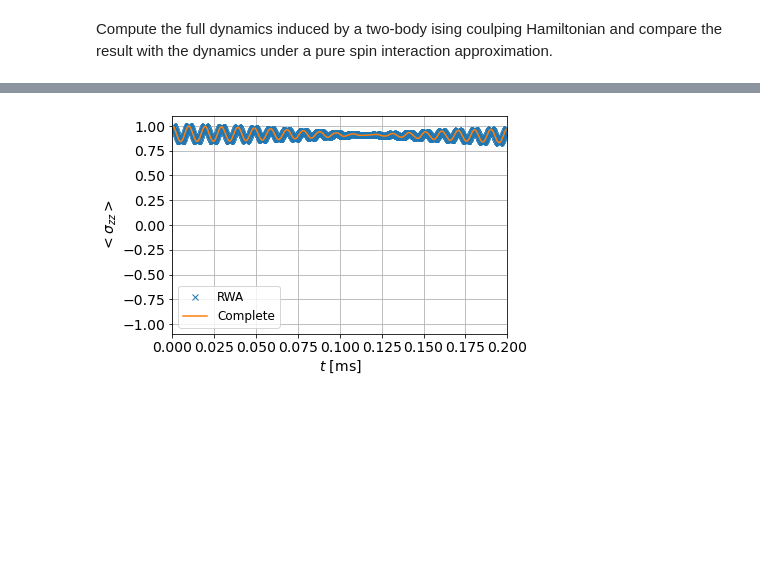
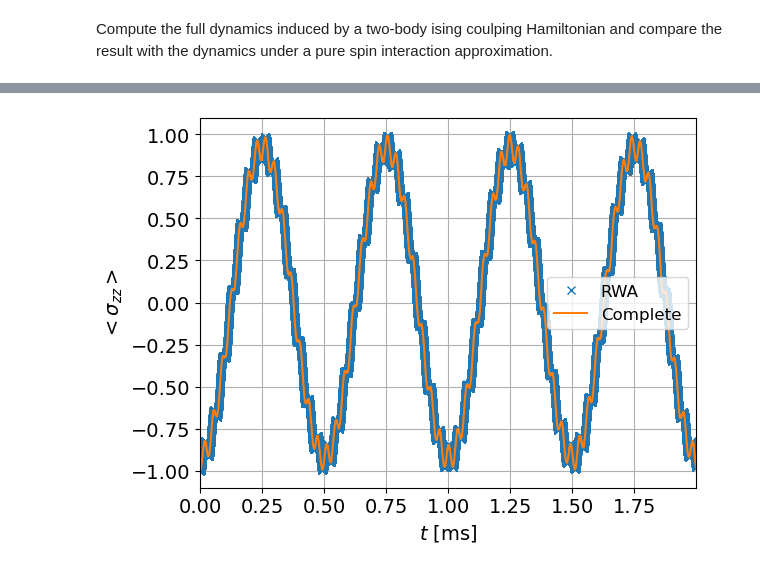
Before and after one commit to TrappedIonRice/Open-Quantum-system-simulation, a Jupyter notebook: example notebook/example 1b.ipynb, the cells around one changed output, grey strips where cells are left out. Cells and saved outputs as stored; diff of their text form; code cells hidden in the pictures; blank space fills up the shorter version.

Commit message:
Updated the notebooks 1a and 1b to reflect our current experimental parameters. Changed units strings in multiple py scripts.

```diff
--- a/example notebook/example 1b.ipynb
+++ b/example notebook/example 1b.ipynb
@@ -16,15 +16,16 @@ from scipy import signal
 import copy
 # %%
 #%%
-'''
-set parameters of the system
-'''
-ion_sys = ions(trap_config={'N': 2, 'fx': 5, 'fz': 0.2},
+'''set parameters of the system'''
+
+ion_sys = ions(trap_config={'N': 2, 'fx': 3.18, 'fz': 1},
                    numeric_config={'active_spin': [0, 1],'active_phonon': [[0, 1]], 'pcut': [[3,3]]},
                    )
+print("fx =", ion_sys.fx)
+det=30 #kHz
 ion_sys.list_para() #print parameters of the system
-laser1 = Laser(config = {'Omega_eff':30,'wavevector':1,'Dk':np.sqrt(2)*2*np.pi / (355*10**(-9)),
-                         'laser_couple':[0,1], 'mu':100+1e3*ion_sys.fx,'phase':0})
+laser1 = Laser(config = {'Omega_eff':12,'wavevector':1,'Dk':2*np.pi / (355*10**(-9)),
+                         'laser_couple':[0,1], 'mu':det+1e3*ion_sys.fx,'phase':0})
 laser1.list_para()
 Bz = 0 #Effective magnetic field
 N = ion_sys.N
@@ -48,17 +49,16 @@ Laser phase phis 0.0
 (input in rad but displayed in degs)
 # %%
 #%%
-'''
-simulation for time-depedent Hamiltonian under RWA
-'''
+'''simulation for time-depedent Hamiltonian under RWA'''
+
 #construct Hamiltonian
 Heff,arg0 = iscc.H_ord(Bz,ion_sys,laser1) #construct time-dependent H
 #construct initial state (initialized as up up)
-spin_config = np.array([0,0])
+spin_config = np.array([1,1])
 psi1 = sp_op.ini_state(ion_sys,spin_config,[[0,0]],1)
 elist1 = [tensor(spin.sz(N,0),sp_op.p_I(ion_sys)),tensor(spin.sz(N,1),sp_op.p_I(ion_sys))]
 #solve time dependent SE
-times =  np.arange(0,4,10**(-4))
+times =  np.arange(0,2,10**(-4))
 print('______________________________________________________________________')
 print('solving for complete Hamiltonian with rwa')
 result1 = sesolve(Heff,psi1,times,e_ops=elist1,args = arg0,progress_bar=True,options=Options(nsteps=1000))
@@ -178,19 +180,19 @@ plt.show()
 # %%
 #%% compare results from two time-dependent Hamiltonians
 plt.plot(times,p1,'x',label = 'RWA')
 plt.plot(times,p2,label = 'Complete')
-plt.xlim(0,0.2)
+plt.xlim(0,max(times))
 plt.xlabel(r'$t$ [ms]',fontsize = 14)
 #title = r'$\delta_{com} = $'+str(ion_sys.delta)+' kHz'
 plt.ylabel(r'$<\sigma_{zz}>$',fontsize = 14)
 #plt.title(title,fontsize = 14)
 plt.yticks(fontsize = 14)
 plt.xticks(fontsize = 14)
 plt.legend(fontsize = 12)
 plt.grid()
 plt.show()
 # %% [output]
-[figure, old version]
+[figure, new version]
 # %%
 #%% extract frequency of oscillation for the complete evolution
 dlist = laser1.detuning(ion_sys)/(2*np.pi)
```
Also changed, not shown: parts of 7 cells of this notebook, 8 other files.
